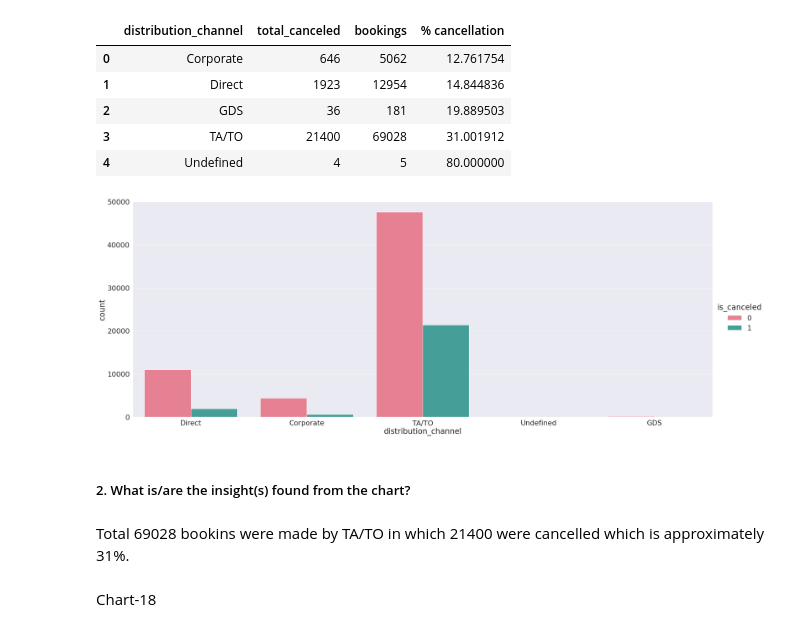
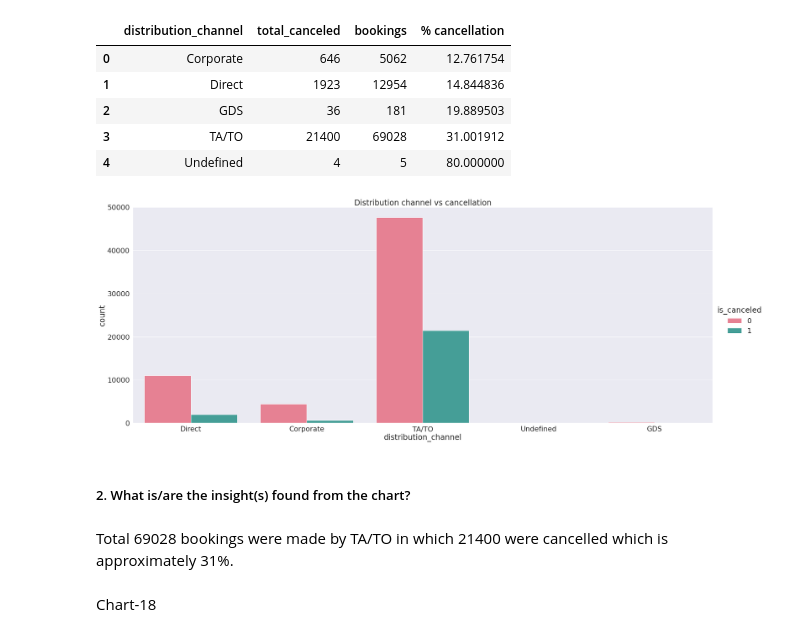
Before and after one commit to thepankaj018/EDA-Hotel-Booking, a Jupyter notebook: EDA_Hotel_Booking.ipynb, the cells around one changed output. Cells and saved outputs as stored; diff of their text form; code cells hidden in the pictures.

```diff
--- a/EDA_Hotel_Booking.ipynb
+++ b/EDA_Hotel_Booking.ipynb
@@ -439,6 +403,9 @@ Unique values in distribution_channel are ['Direct' 'Corporate' 'TA/TO' 'Undefin
 # Now doing some feature construction.
 df['total_people'] = df['adults'] + df['children'] + df['babies']
 df['total_stay'] = df['stays_in_week_nights'] + df['stays_in_weekend_nights']
+# %%
+# Dropping column
+df.drop(columns = ['adults','children','babies','stays_in_week_nights','stays_in_weekend_nights'],inplace = True)
 # %%
 df.shape
 # %% [output]
@@ -1136,15 +1105,16 @@ merged_df
 | 3 | TA/TO | 21400 | 69028 | 31.001912 |
 | 4 | Undefined | 4 | 5 | 80.000000 |
 # %%
-# Chart 16 Visualisation Code
+# Chart 17 Visualisation Code
 sns.catplot(data = df,x = 'distribution_channel',kind = 'count',hue = 'is_canceled',height = 11,aspect = 2.5,palette = "husl")
+plt.title('Distribution channel vs cancellation')
 plt.show()
 # %% [output]
-[figure, old version]
+[figure, new version]
 # %% [markdown]
 ##### 2. What is/are the insight(s) found from the chart?
 # %% [markdown]
-Total 69028 bookins were made by TA/TO in which 21400 were cancelled which is approximately 31%.
+Total 69028 bookings were made by TA/TO in which 21400 were cancelled which is approximately 31%.
 # %% [markdown]
 Chart-18
 # %%
```
Also changed, not shown: parts of 44 cells of this notebook.
